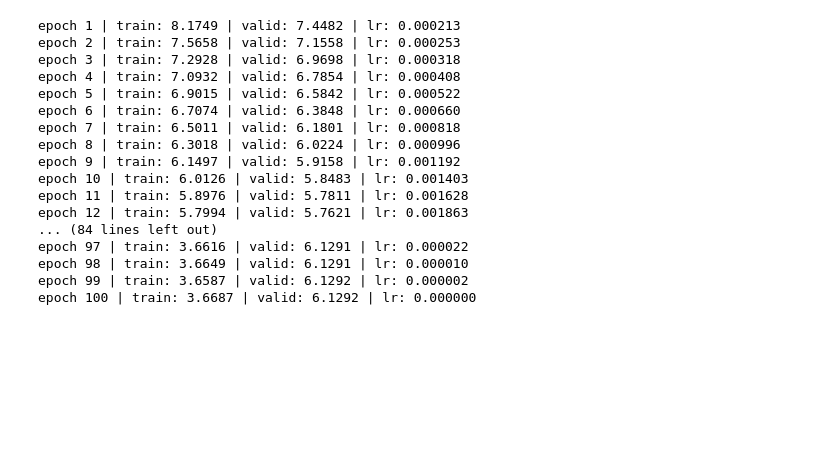
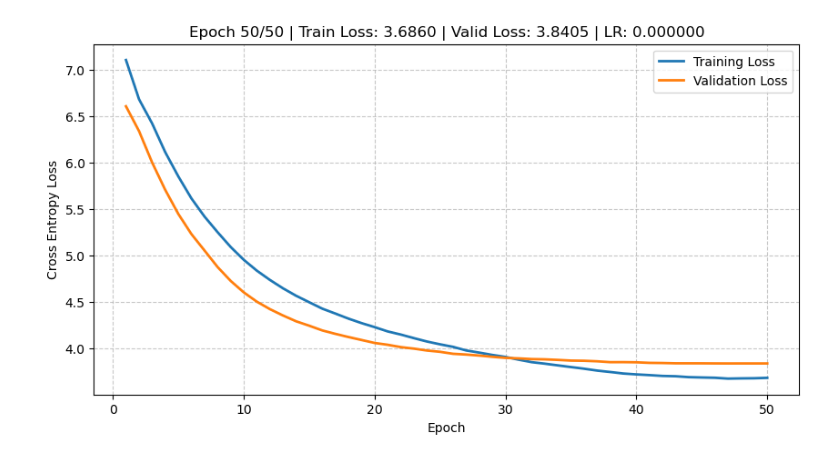
Before and after one commit to Flydexo/LSTM, a Jupyter notebook: optiLSTM.ipynb, the cells around one changed output. Drawn from its saved outputs; the diff is of its cells as text; code cells hidden in the pictures; blank space fills up the shorter version.

```diff
--- a/optiLSTM.ipynb
+++ b/optiLSTM.ipynb
@@ -9,3 +13,4 @@ from functools import reduce
 # %%
-train_data = open("./train.txt").read()
-valid_data = open("./val.txt").read()
+ds = load_dataset("flydexo/tinyfontaine")
+train_data = '\n'.join(ds['train']['text'])
+valid_data = '\n'.join(ds['validation']['text'])
@@ -12,21 +19,21 @@ valid_data = open("./val.txt").read()
 # %%
 tokenizer = Tokenizer.from_file("tokenizer.json")
 # %%
-device = torch.device('mps')
+device = torch.device('cuda')
 # %%
 seq_len = 72          # Must be large to capture rhymes and meter
 vocab_size = tokenizer.get_vocab_size()     # BPE target size
 n_hidden = 256        # Brain power for 17th-century French
 n_layers = 3          # Network depth
-p = 0.3               # Dropout
+p = 0.4          # Dropout
 batch_size = 64       # Increased to 64 for SGD stability!
 alpha = 0.1           # AR
 beta = 0.05           # TAR
 momentum = 0.9        # Standard momentum
 lr = 1              # Starting Learning Rate
-epochs = 15
+epochs = 50
 max_lr = 5e-3
-wd = 0.01
+wd = 0.05
 # %%
 class LM(nn.Module):
     def __init__(self, vocab_size, n_hidden, n_layers, p_dropout):
@@ -122,7 +111,7 @@ class FontaineDataset(torch.utils.data.IterableDataset):
 ds       = FontaineDataset(train_data, seq_len, batch_size)
 valid_ds = FontaineDataset(valid_data, seq_len, batch_size)
 # %%
-model = LM(vocab_size, n_hidden, n_layers, p).to(device)
+model = torch.compile(LM(vocab_size, n_hidden, n_layers, p).to(device))
 # %%
 optimizer = torch.optim.AdamW(model.parameters(), lr=max_lr, weight_decay=wd)
 scheduler = torch.optim.lr_scheduler.OneCycleLR(
@@ -132,6 +121,9 @@ scheduler = torch.optim.lr_scheduler.OneCycleLR(
     epochs=epochs,
     pct_start=0.3
 )
+
+train_losses = []
+valid_losses = []
 
 for e in range(epochs):
     model.train()
@@ -143,57 +135,51 @@ for e in range(epochs):
 
             optimizer.zero_grad()
 
-            # Forward pass
             logits = model(x)
-
-            # Loss Calculation (Transpose to match CrossEntropy expectations)
-            # logits: (batch, vocab, seq) | y: (batch, seq)
             loss = loss_fn(logits.transpose(1, 2), y)
 
-            # Backward pass
             loss.backward()
             torch.nn.utils.clip_grad_norm_(model.parameters(), max_norm=0.25)
 
             optimizer.step()
             scheduler.step()
 
             total_loss += loss.item()
             steps += 1
+    model.eval()
+    model.reset()
 
-    # Validation Phase
-    model.eval()
-    model.reset() # Reset memory before validating!
     with torch.no_grad():
         vloss, v_steps = 0.0, 0
+
         for x, y in valid_ds:
             if x.shape == torch.Size([batch_size, seq_len]):
                 x, y = x.to(device), y.to(device)
                 logits = model(x)
                 vloss += loss_fn(logits.transpose(1, 2), y).item()
                 v_steps += 1
 
-    model.reset() # Reset memory before next training epoch!
+    model.reset()
 
     train_loss_avg = total_loss / steps
     valid_loss_avg = vloss / v_steps
     current_lr = scheduler.get_last_lr()[0]
 
-    print(f"epoch {e+1} | train: {train_loss_avg:.4f} | valid: {valid_loss_avg:.4f} | lr: {current_lr:.6f}")
+    train_losses.append(train_loss_avg)
+    valid_losses.append(valid_loss_avg)
+
+    clear_output(wait=True)
+
+    plt.figure(figsize=(10, 5))
+    plt.plot(range(1, e + 2), train_losses, label='Training Loss', color='#1f77b4', linewidth=2)
+    plt.plot(range(1, e + 2), valid_losses, label='Validation Loss', color='#ff7f0e', linewidth=2)
+
+    plt.title(f"Epoch {e+1}/{epochs} | Train Loss: {train_loss_avg:.4f} | Valid Loss: {valid_loss_avg:.4f} | LR: {current_lr:.6f}", fontsize=12)
+    plt.xlabel('Epoch', fontsize=10)
+    plt.ylabel('Cross Entropy Loss', fontsize=10)
+    plt.legend(loc='upper right')
+    plt.grid(True, linestyle='--', alpha=0.7)
+
+    plt.show()
 # %% [output]
-epoch 1 | train: 8.1749 | valid: 7.4482 | lr: 0.000213
-epoch 2 | train: 7.5658 | valid: 7.1558 | lr: 0.000253
-epoch 3 | train: 7.2928 | valid: 6.9698 | lr: 0.000318
-epoch 4 | train: 7.0932 | valid: 6.7854 | lr: 0.000408
-epoch 5 | train: 6.9015 | valid: 6.5842 | lr: 0.000522
-epoch 6 | train: 6.7074 | valid: 6.3848 | lr: 0.000660
-epoch 7 | train: 6.5011 | valid: 6.1801 | lr: 0.000818
-epoch 8 | train: 6.3018 | valid: 6.0224 | lr: 0.000996
-epoch 9 | train: 6.1497 | valid: 5.9158 | lr: 0.001192
-epoch 10 | train: 6.0126 | valid: 5.8483 | lr: 0.001403
-epoch 11 | train: 5.8976 | valid: 5.7811 | lr: 0.001628
-epoch 12 | train: 5.7994 | valid: 5.7621 | lr: 0.001863
-... (84 lines left out)
-epoch 97 | train: 3.6616 | valid: 6.1291 | lr: 0.000022
-epoch 98 | train: 3.6649 | valid: 6.1291 | lr: 0.000010
-epoch 99 | train: 3.6587 | valid: 6.1292 | lr: 0.000002
-epoch 100 | train: 3.6687 | valid: 6.1292 | lr: 0.000000
+[figure, added]
```
Also changed, not shown: parts of 5 cells of this notebook.
